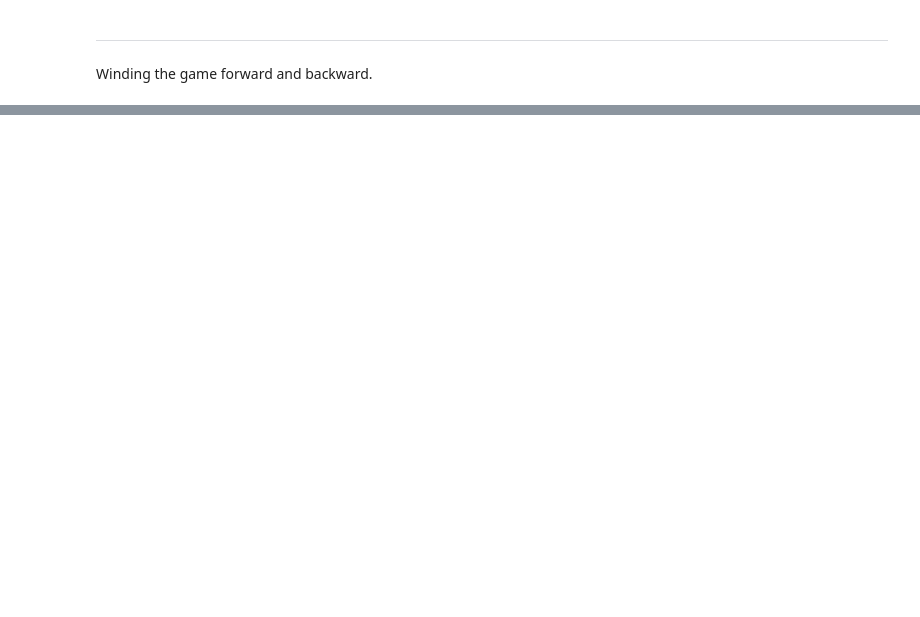
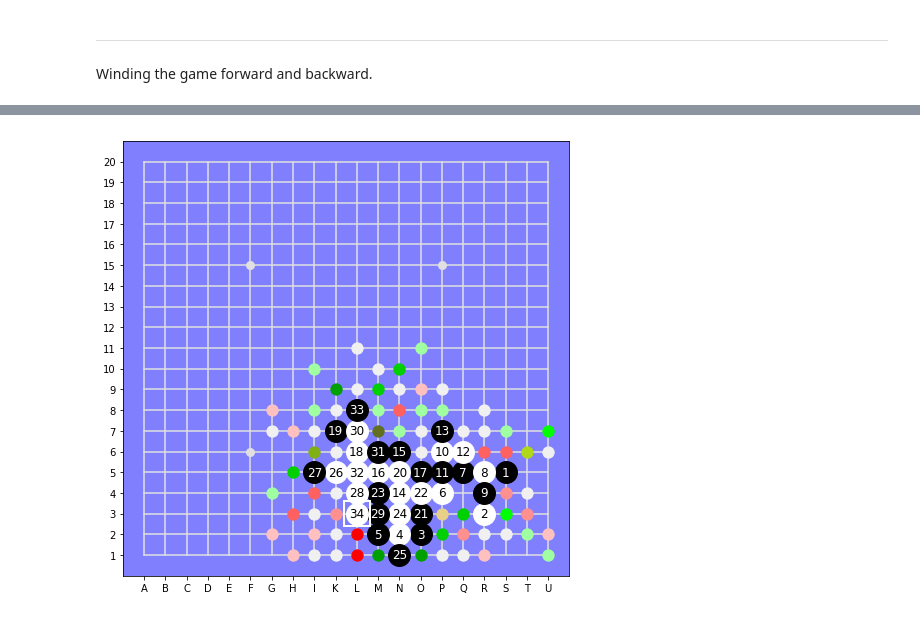
Before and after one commit to Project-Ellie/tutorials, a Jupyter notebook: other_stuff/DeepGomoku/GomokuBoard.ipynb, the cells around one changed output, grey strips where cells are left out. Saved outputs shown, nothing was run; the diff lists cells and outputs as text; code cells hidden in the pictures; blank space fills up the shorter version.

Commit message:
Can play games now

```diff
--- a/other_stuff/DeepGomoku/GomokuBoard.ipynb
+++ b/other_stuff/DeepGomoku/GomokuBoard.ipynb
@@ -75,0 +73,9 @@ board.display(score=True)
+# %%
+import pandas as pd
+game = pd.read_csv('3_11_3_2.psq', header=None)
+# %%
+stones = game.values.tolist()
+board = GomokuBoard(20, 8, stones)
+board.display(score=True)
+# %% [output]
+[figure, added]
```
Also changed, not shown: parts of 11 cells of this notebook, 4 other files.
